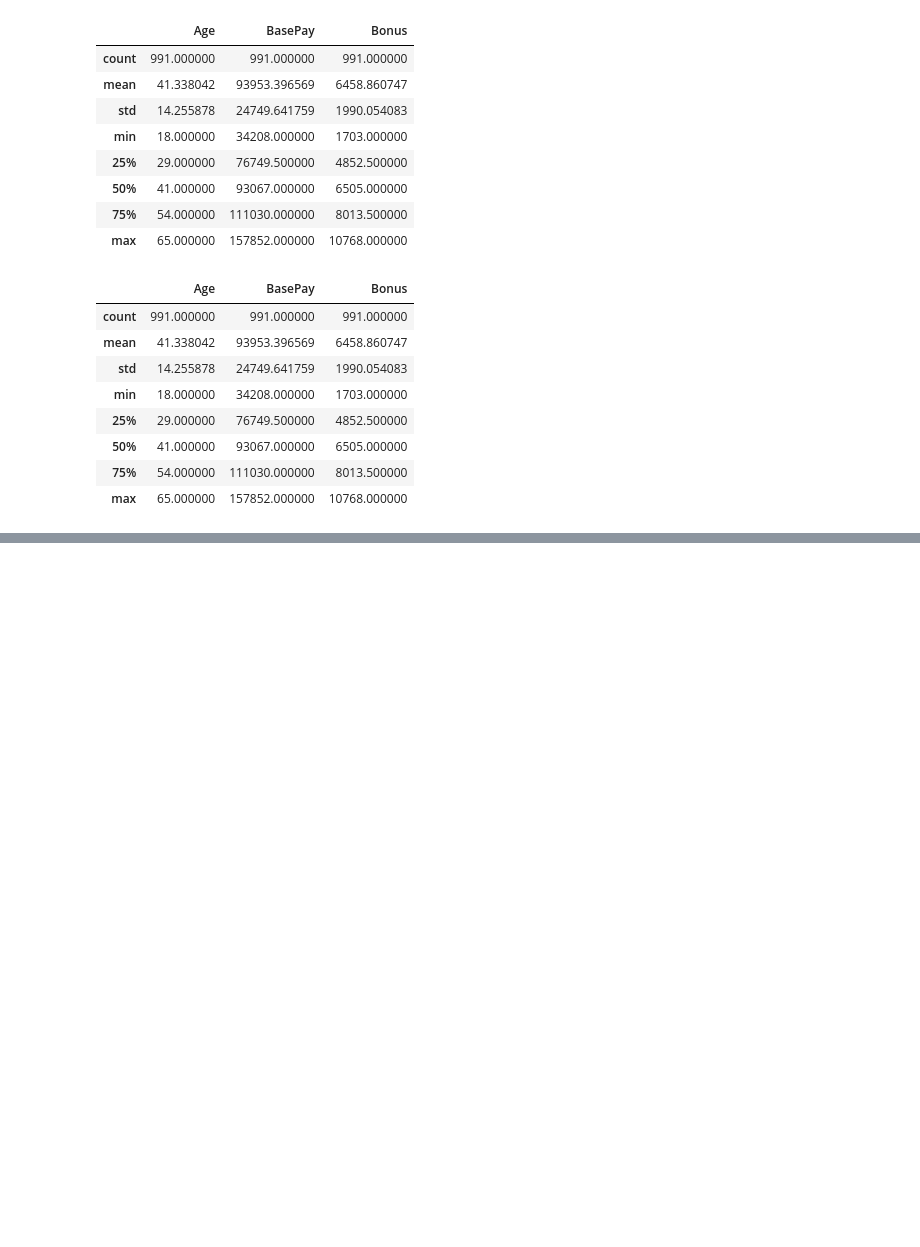
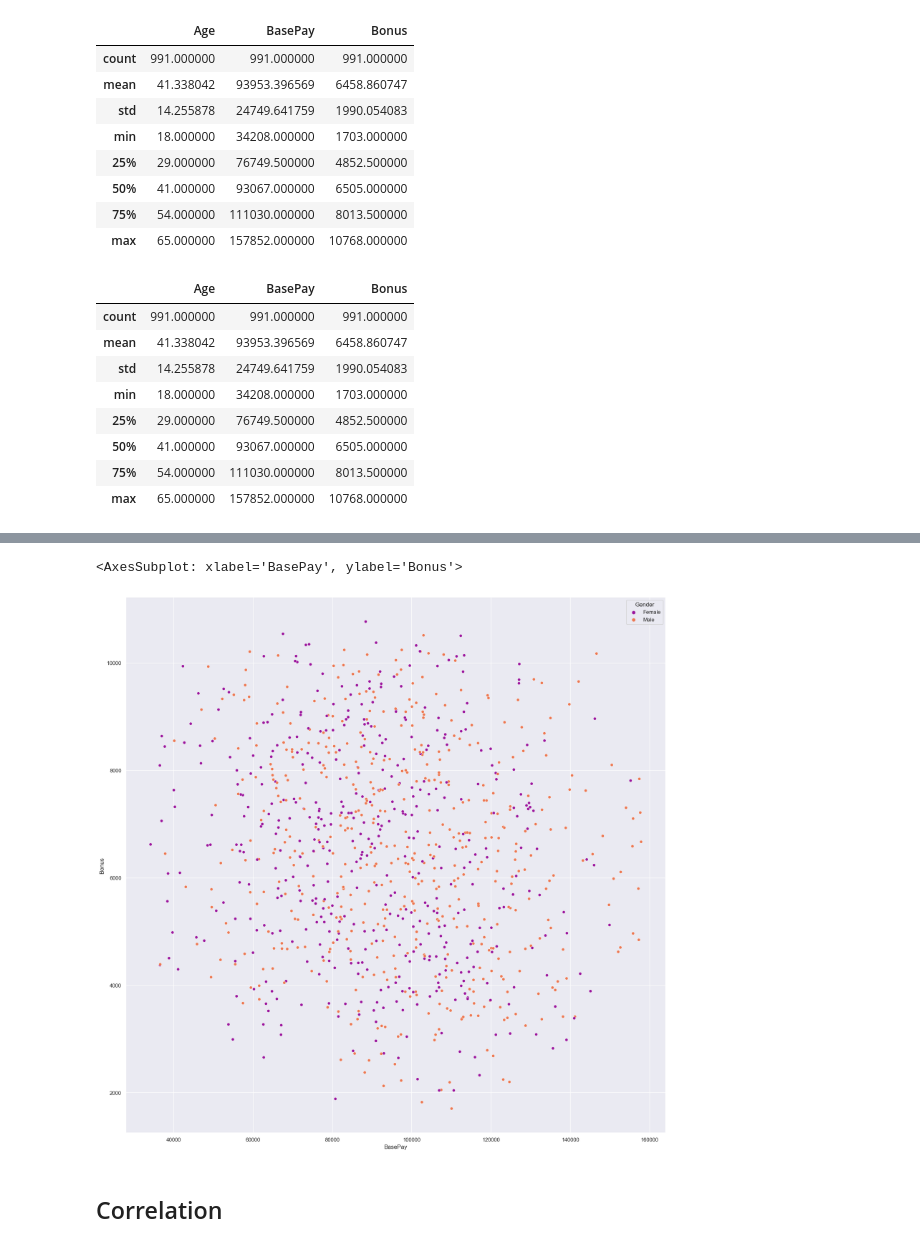
Before and after one commit to kimbaqueen/pt4-data-capstone, a Jupyter notebook: gender_pay_gap_ex.ipynb, the cells around one changed output, grey strips where cells are left out. Drawn from its saved outputs; the diff is of its cells as text; code cells hidden in the pictures; blank space fills up the shorter version.

```diff
--- a/gender_pay_gap_ex.ipynb
+++ b/gender_pay_gap_ex.ipynb
@@ -352,0 +368,7 @@ paygap_data_subset.describe()
+# %%
+sns.scatterplot(x='BasePay', y='Bonus', data=paygap_data_subset, hue='Gender', palette='plasma')
+# %% [output]
+<AxesSubplot: xlabel='BasePay', ylabel='Bonus'>
+[figure, added]
+# %% [markdown]
+## Correlation
```
Also changed, not shown: parts of 15 cells of this notebook, 5 other files.
